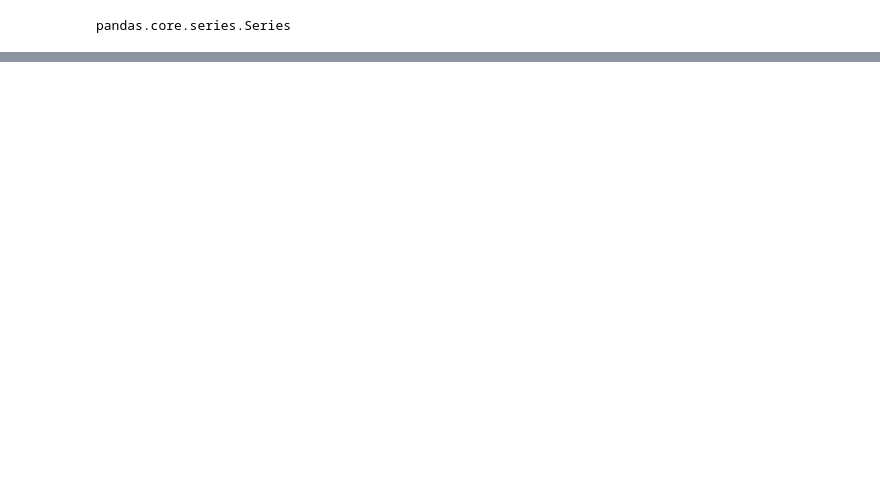
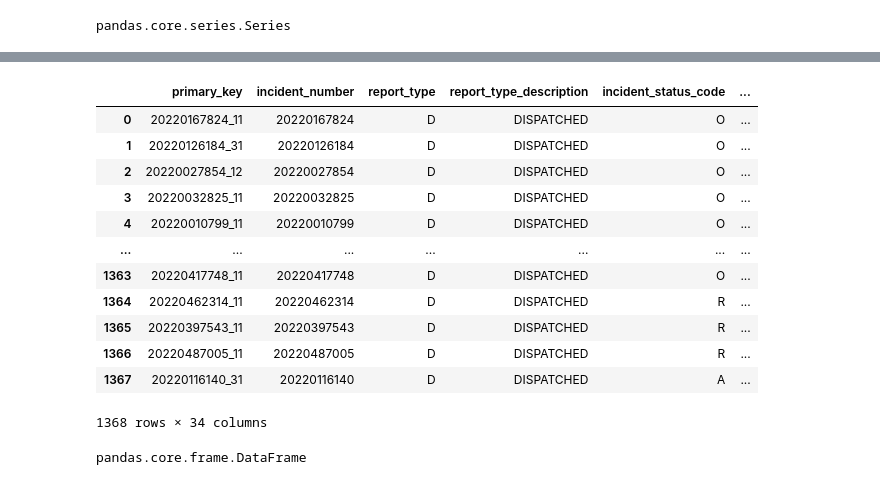
Before and after one commit to nss-data-science-cohort-6/api_project-malted_milk_balls, a Jupyter notebook: api_data_gathering-mm_branch.ipynb, the cells around one changed output, grey strips where cells are left out. Cells and saved outputs as stored; diff of their text form; code cells hidden in the pictures; blank space fills up the shorter version.

```diff
--- a/api_data_gathering-mm_branch.ipynb
+++ b/api_data_gathering-mm_branch.ipynb
@@ -66,0 +56,15 @@ coordinates = agg_burglary_data_df['mapped_location'].get('coordinates', default
+# %%
+def coord_grabber(string):
+    list = re.findall(r'\[([^]]+)\]', string)
+    if len(list) == 1:
+        return list[0]
+    else:
+        return list
+# %%
+test = agg_burglary_data_df['mapped_location']
+coordinates = []
+
+for elem in test:
+    c = str(elem)
+    coord = coord_grabber(c)
+    coordinates.append(coord)
@@ -66,0 +73,13 @@ coordinates = agg_burglary_data_df['mapped_location'].get('coordinates', default
+# %%
+x = []
+y = []
+for string in coordinates:
+    if type(string) == str:
+        x.append(string.split(',')[0])
+        y.append(string.split(',')[1])
+    else:
+        x.append(NaN)
+        y.append(NaN)
+# %%
+agg_burglary_data_df['lat'] = y
+agg_burglary_data_df['lng'] = x
@@ -66,0 +112,22 @@ coordinates = agg_burglary_data_df['mapped_location'].get('coordinates', default
+# %%
+agg_burglary_data_df['geometry'] = gpd.points_from_xy(agg_burglary_data_df['lng'], agg_burglary_data_df['lat'])
+
+agg_burglary_data_df
+# %% [output]
+|  | primary_key | incident_number | report_type | report_type_description | incident_status_code | ... |
+| 0 | 20220167824_11 | 20220167824 | D | DISPATCHED | O | ... |
+| 1 | 20220126184_31 | 20220126184 | D | DISPATCHED | O | ... |
+| 2 | 20220027854_12 | 20220027854 | D | DISPATCHED | O | ... |
+| 3 | 20220032825_11 | 20220032825 | D | DISPATCHED | O | ... |
+| 4 | 20220010799_11 | 20220010799 | D | DISPATCHED | O | ... |
+| ... | ... | ... | ... | ... | ... | ... |
+| 1363 | 20220417748_11 | 20220417748 | D | DISPATCHED | O | ... |
+| 1364 | 20220462314_11 | 20220462314 | D | DISPATCHED | R | ... |
+| 1365 | 20220397543_11 | 20220397543 | D | DISPATCHED | R | ... |
+| 1366 | 20220487005_11 | 20220487005 | D | DISPATCHED | R | ... |
+| 1367 | 20220116140_31 | 20220116140 | D | DISPATCHED | A | ... |
+1368 rows × 34 columns
+# %%
+type(agg_burglary_data_df)
+# %% [output]
+pandas.core.frame.DataFrame
```
Also changed, not shown: parts of 30 cells of this notebook.
